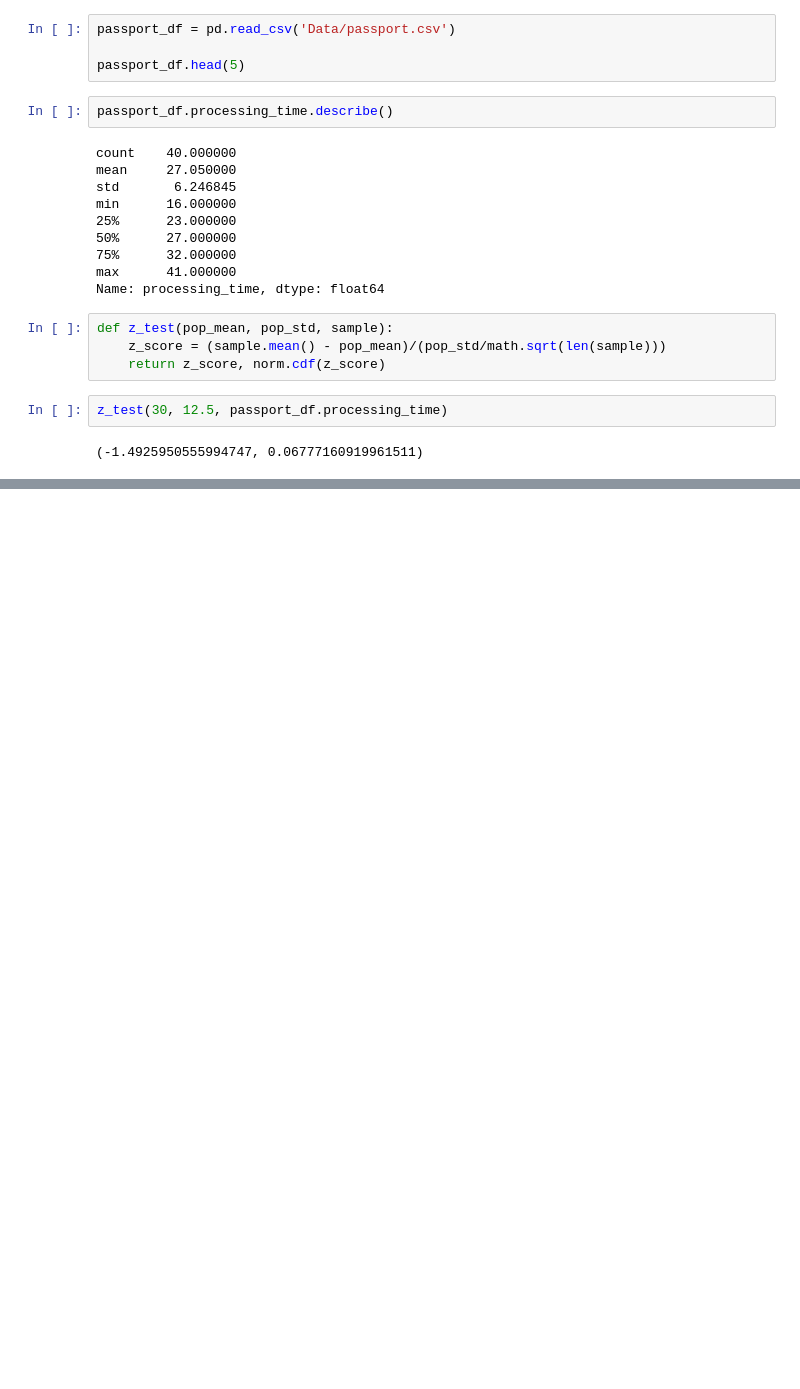
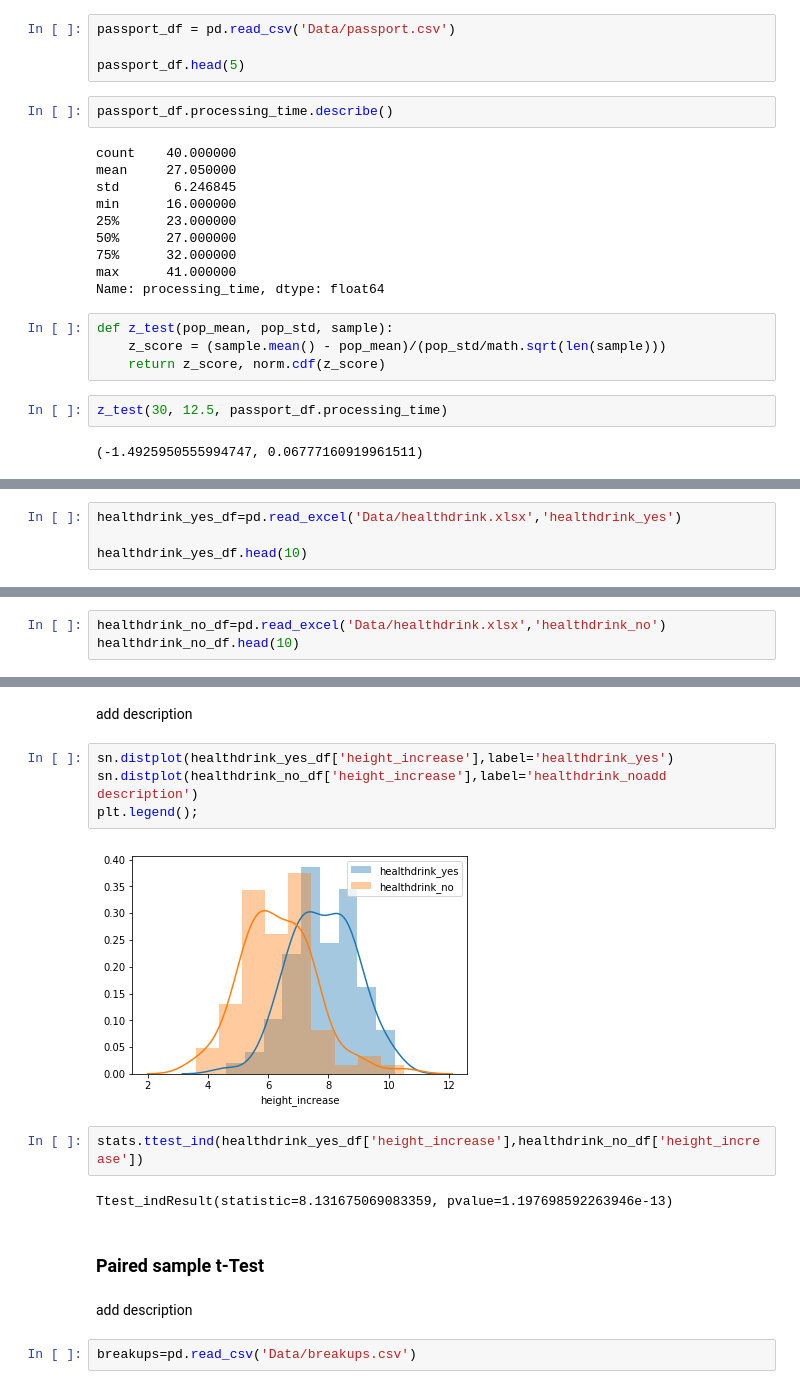
Before and after one commit to amithdsml/ipl_data_analysis_python, a Jupyter notebook: Probability_hypothesis/probability_hypothesis.ipynb, the cells around one changed output, grey strips where cells are left out. Saved outputs shown, nothing was run; the diff lists cells and outputs as text; blank space fills up the shorter version.

Commit message:
update description

```diff
--- a/Probability_hypothesis/probability_hypothesis.ipynb
+++ b/Probability_hypothesis/probability_hypothesis.ipynb
@@ -310,0 +352,4 @@ z_test(30, 12.5, passport_df.processing_time)
+# %%
+healthdrink_yes_df=pd.read_excel('Data/healthdrink.xlsx','healthdrink_yes')
+
+healthdrink_yes_df.head(10)
@@ -310,0 +372,3 @@ z_test(30, 12.5, passport_df.processing_time)
+# %%
+healthdrink_no_df=pd.read_excel('Data/healthdrink.xlsx','healthdrink_no')
+healthdrink_no_df.head(10)
@@ -310,0 +387,18 @@ z_test(30, 12.5, passport_df.processing_time)
+# %% [markdown]
+add description
+# %%
+sn.distplot(healthdrink_yes_df['height_increase'],label='healthdrink_yes')
+sn.distplot(healthdrink_no_df['height_increase'],label='healthdrink_noadd description')
+plt.legend();
+# %% [output]
+[figure, added]
+# %%
+stats.ttest_ind(healthdrink_yes_df['height_increase'],healthdrink_no_df['height_increase'])
+# %% [output]
+Ttest_indResult(statistic=8.131675069083359, pvalue=1.197698592263946e-13)
+# %% [markdown]
+### Paired sample t-Test
+# %% [markdown]
+add description
+# %%
+breakups=pd.read_csv('Data/breakups.csv')
```
Also changed, not shown: parts of 36 cells of this notebook.
